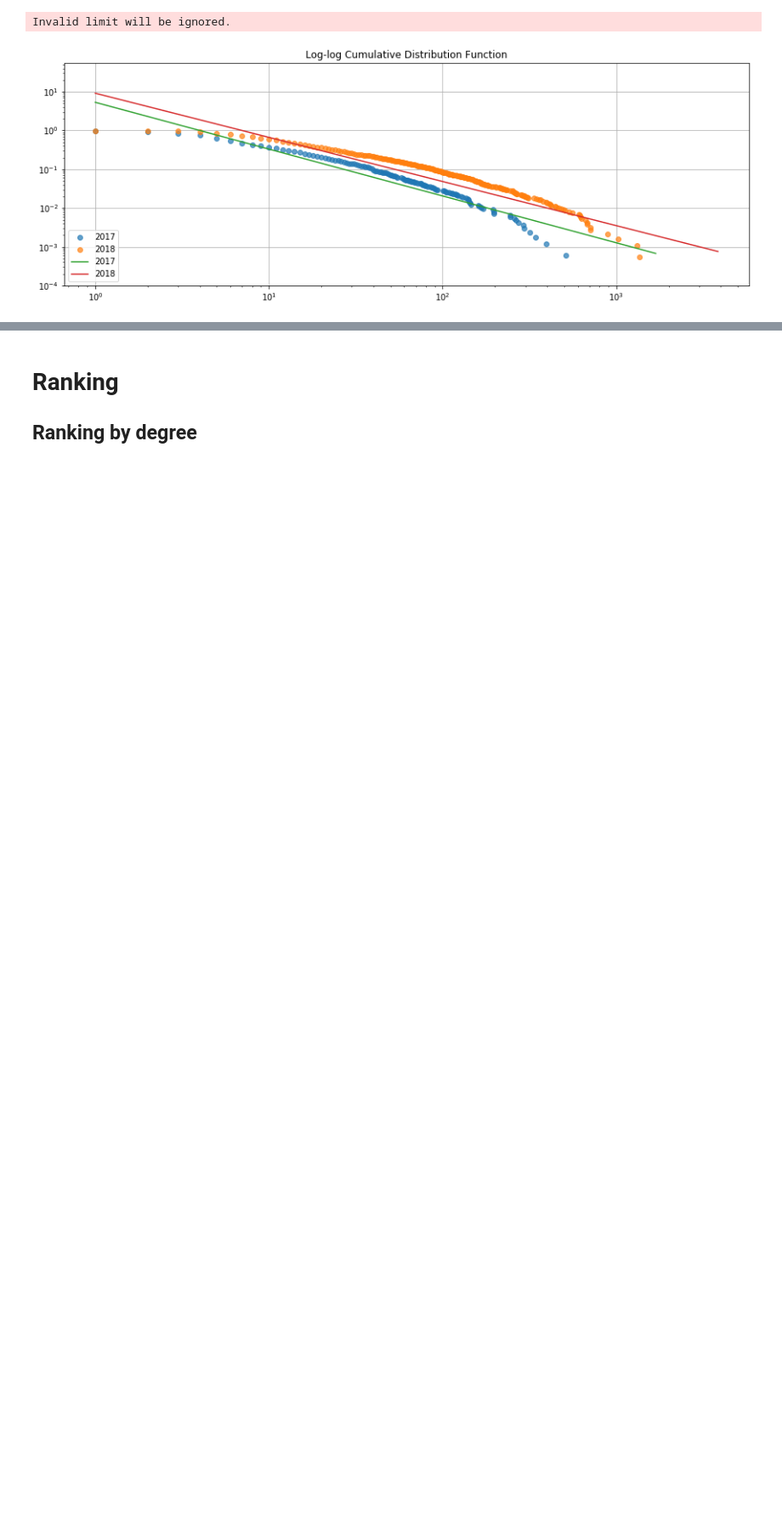
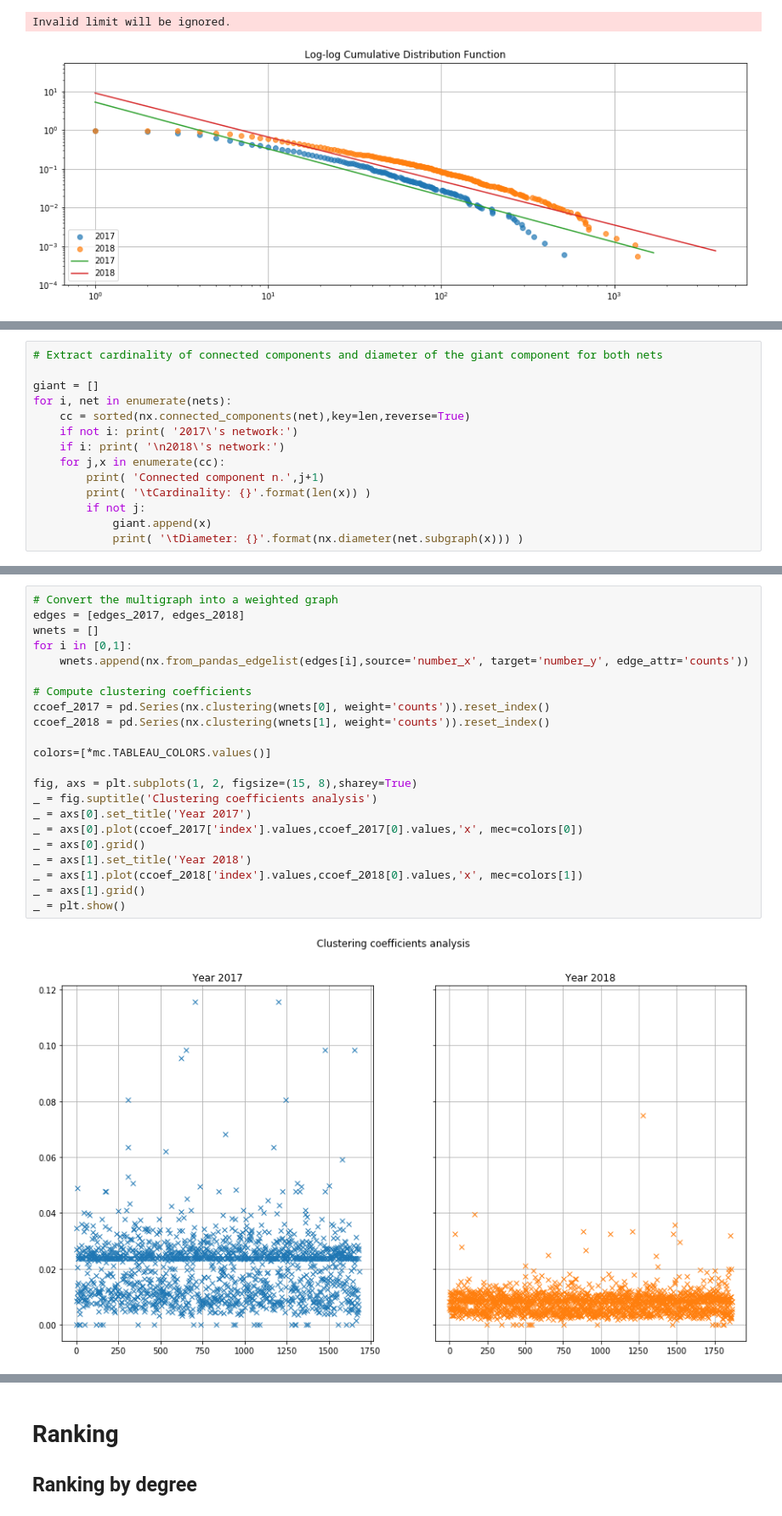
Before and after one commit to damiclem/feminism_network, a Jupyter notebook: analysis.ipynb, the cells around one changed output, grey strips where cells are left out. Shown at 85% size. Cells and saved outputs as stored; diff of their text form; blank space fills up the shorter version.

```diff
--- a/analysis.ipynb
+++ b/analysis.ipynb
@@ -357,0 +380,14 @@ Invalid limit will be ignored.
+# %%
+# Extract cardinality of connected components and diameter of the giant component for both nets
+
+giant = []
+for i, net in enumerate(nets):
+    cc = sorted(nx.connected_components(net),key=len,reverse=True)
+    if not i: print( '2017\'s network:')
+    if i: print( '\n2018\'s network:')
+    for j,x in enumerate(cc):
+        print( 'Connected component n.',j+1)
+        print( '\tCardinality: {}'.format(len(x)) )
+        if not j:
+            giant.append(x)
+            print( '\tDiameter: {}'.format(nx.diameter(net.subgraph(x))) )
@@ -357,0 +414,24 @@ Invalid limit will be ignored.
+# %%
+# Convert the multigraph into a weighted graph
+edges = [edges_2017, edges_2018]
+wnets = []
+for i in [0,1]:
+    wnets.append(nx.from_pandas_edgelist(edges[i],source='number_x', target='number_y', edge_attr='counts'))
+
+# Compute clustering coefficients
+ccoef_2017 = pd.Series(nx.clustering(wnets[0], weight='counts')).reset_index()
+ccoef_2018 = pd.Series(nx.clustering(wnets[1], weight='counts')).reset_index()
+
+colors=[*mc.TABLEAU_COLORS.values()]
+
+fig, axs = plt.subplots(1, 2, figsize=(15, 8),sharey=True)
+_ = fig.suptitle('Clustering coefficients analysis')
+_ = axs[0].set_title('Year 2017')
+_ = axs[0].plot(ccoef_2017['index'].values,ccoef_2017[0].values,'x', mec=colors[0])
+_ = axs[0].grid()
+_ = axs[1].set_title('Year 2018')
+_ = axs[1].plot(ccoef_2018['index'].values,ccoef_2018[0].values,'x', mec=colors[1])
+_ = axs[1].grid()
+_ = plt.show()
+# %% [output]
+[figure, added]
```
Also changed, not shown: parts of 17 cells of this notebook, 1 other file.
